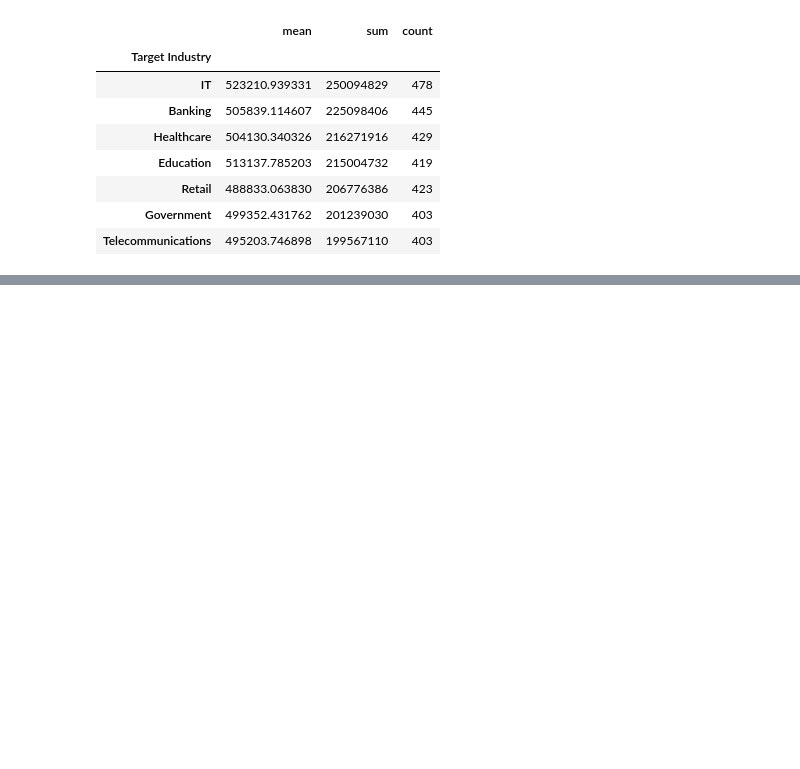
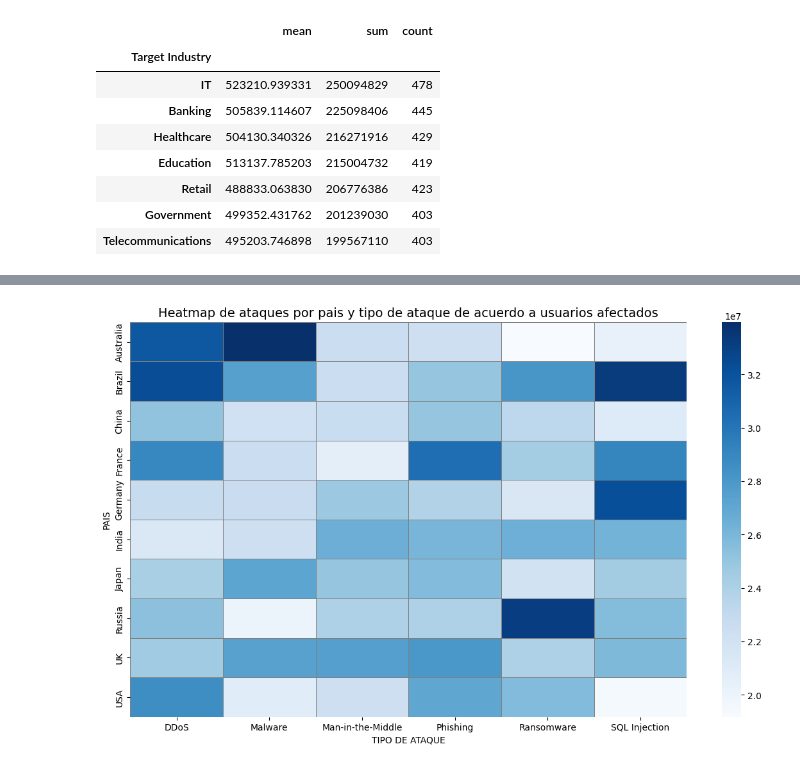
Before and after one commit to Bryan810/Grupo_9_tarea_3, a Jupyter notebook: sample.ipynb, the cells around one changed output, grey strips where cells are left out. Saved outputs shown, nothing was run; the diff lists cells and outputs as text; code cells hidden in the pictures; blank space fills up the shorter version.

```diff
--- a/sample.ipynb
+++ b/sample.ipynb
@@ -61,0 +85,24 @@ df.groupby("Target Industry")["Number of Affected Users"].agg(["mean","sum","cou
+# %%
+country_attack_stats = (
+    df.groupby(["Country", "Attack Type"])["Number of Affected Users"]
+      .sum()
+      .reset_index()
+)
+
+# Crear una tabla pivote
+pivot_table = country_attack_stats.pivot(index="Country", columns="Attack Type", values="Number of Affected Users").fillna(0)
+
+# Heatmap
+plt.figure(figsize=(14,8))
+sns.heatmap(
+    pivot_table,
+    cmap="Blues",
+    linewidths=0.5,
+    linecolor="gray"
+)
+plt.title("Heatmap de ataques por pais y tipo de ataque de acuerdo a usuarios afectados", fontsize=14)
+plt.xlabel("TIPO DE ATAQUE")
+plt.ylabel("PAIS")
+plt.show()
+# %% [output]
+[figure, added]
```
Also changed, not shown: parts of 3 cells of this notebook.
